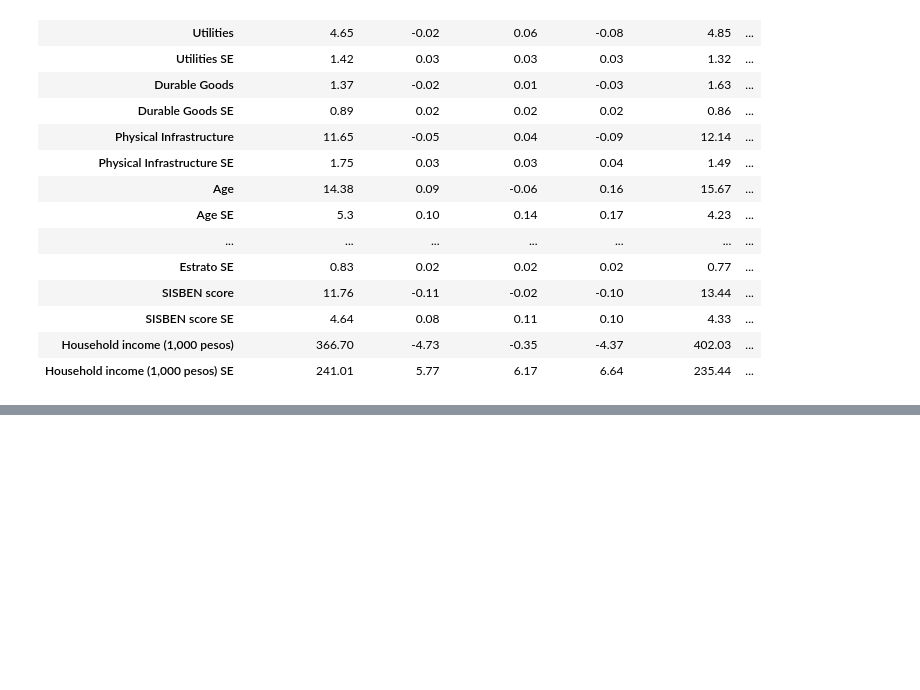
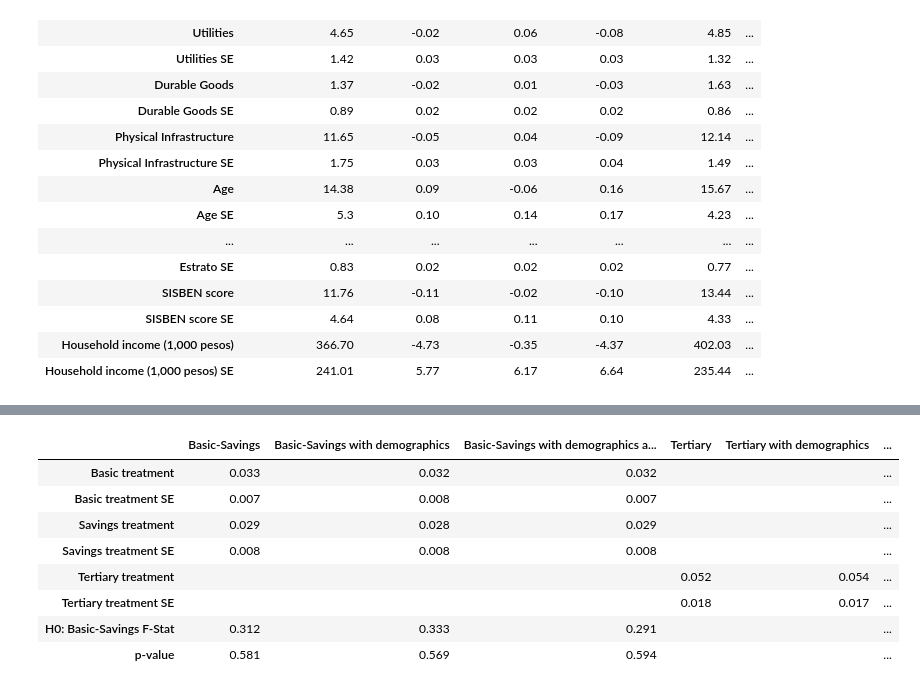
Before and after one commit to juwilhel/Replication-of-Barrera-Osorio-Felipe-Marianne-Bertrand-Leigh-L.-Linden-and-Francisco-Perez-Calle, a Jupyter notebook: Project.ipynb, the cells around one changed output, grey strips where cells are left out. Saved outputs shown, nothing was run; the diff lists cells and outputs as text; code cells hidden in the pictures; blank space fills up the shorter version.

```diff
--- a/Project.ipynb
+++ b/Project.ipynb
@@ -144,6 +144,7 @@ data.loc[data['T3_treat'] == 1, 'group'] = 'Tertiary'
 sample = data.drop(data[(data.suba == 1) & (data.grade < 9)].index)
 sample['s_teneviv_int'] = sample['s_teneviv'].cat.codes + 1
 sample['s_sexo_int'] = sample['s_sexo'].cat.codes
+sample['s_estcivil_int'] = sample['s_estcivil'].cat.codes +1
 sample_baselinesurvey =  sample.drop(sample[sample.bl_observed == 0].index)
 sancristobal = sample.drop(sample[sample.suba == 1].index)
 suba = sample.drop(sample[sample.suba == 0].index)
@@ -186,0 +196,94 @@ create_table2(sancristobal, suba)
+# %%
+sancristobal = sancristobal.drop(sancristobal[(sancristobal.survey_selected == 0) | (sancristobal.grade == 11)].index)
+suba = suba.drop(suba[(suba.survey_selected == 0) | (suba.grade == 11) | (suba.grade < 9)].index)
+sample = sample.drop(sample[(sample.survey_selected == 0) | (sample.grade == 11) | (sample.grade < 9)].index)
+result_sancristobal = list()
+result_sancristobal1 = list()
+result_sancristobal2 = list()
+result_sancristobal3 = list()
+result_suba = list()
+result_suba1 = list()
+result_suba2 = list()
+result_suba3 = list()
+result_both = list()
+T_Test = list()
+Control_avg_bs = list()
+Control_avg_t = list()
+y_sancristobal = sancristobal['at_msamean']
+y_suba = suba['at_msamean']
+for i in [['T1_treat','T2_treat'],['T1_treat','T2_treat','s_teneviv_int','s_utilities','s_durables','s_infraest_hh','s_age_sorteo','s_age_sorteo2','s_years_back','s_sexo_int','s_estcivil_int','s_single','s_edadhead','s_yrshead','s_tpersona','s_num18','s_estrato','s_puntaje','s_ingtotal','grade','suba','s_over_age'],['T1_treat','T2_treat','s_teneviv_int','s_utilities','s_durables','s_infraest_hh','s_age_sorteo','s_age_sorteo2','s_years_back','s_sexo_int','s_estcivil_int','s_single','s_edadhead','s_yrshead','s_tpersona','s_num18','s_estrato','s_puntaje','s_ingtotal','grade','suba','s_over_age','school_code']]:
+    x_sancristobal = sancristobal[i]
+    x_sancristobal = sm_api.add_constant(x_sancristobal)
+    reg_sancristobal = sm_api.OLS(y_sancristobal, x_sancristobal).fit(cov_type='cluster', cov_kwds={'groups': sancristobal['school_code']})
+    result_sancristobal.append(round(reg_sancristobal.params[1], 3))
+    result_sancristobal.append(round(reg_sancristobal.bse[1], 3))
+    result_sancristobal.append(round(reg_sancristobal.params[2], 3))
+    result_sancristobal.append(round(reg_sancristobal.bse[2], 3))
+    result_sancristobal.append(round(reg_sancristobal.f_test('T1_treat=T2_treat').fvalue[0][0], 3))
+    result_sancristobal.append(round(float(reg_sancristobal.f_test('T1_treat=T2_treat').pvalue), 3))
+result_sancristobal1.append(result_sancristobal[0:6])
+result_sancristobal2.append(result_sancristobal[6:12])
+result_sancristobal3.append(result_sancristobal[12:])
+result_sancristobal1[0].insert(4, '')
+result_sancristobal2[0].insert(4, '')
+result_sancristobal3[0].insert(4, '')
+result_sancristobal1[0].insert(5, '')
+result_sancristobal2[0].insert(5, '')
+result_sancristobal3[0].insert(5, '')
+for i in [['T3_treat'],['T3_treat','s_teneviv_int','s_utilities','s_durables','s_infraest_hh','s_age_sorteo','s_age_sorteo2','s_years_back','s_sexo_int','s_estcivil_int','s_single','s_edadhead','s_yrshead','s_tpersona','s_num18','s_estrato','s_puntaje','s_ingtotal','grade','suba','s_over_age'],['T3_treat','s_teneviv_int','s_utilities','s_durables','s_infraest_hh','s_age_sorteo','s_age_sorteo2','s_years_back','s_sexo_int','s_estcivil_int','s_single','s_edadhead','s_yrshead','s_tpersona','s_num18','s_estrato','s_puntaje','s_ingtotal','grade','suba','s_over_age','school_code']]:
+    x_suba = suba[i]
+    x_suba = sm_api.add_constant(x_suba, has_constant='add')
+    reg_suba = sm_api.OLS(y_suba, x_suba).fit(cov_type='cluster', cov_kwds={'groups': suba['school_code']})
+    result_suba.append(round(reg_suba.params[1], 3))
+    result_suba.append(round(reg_suba.bse[1], 3))
+result_suba1.append(result_suba[0:2])
+result_suba2.append(result_suba[2:4])
+result_suba3.append(result_suba[4:])
+result_suba1[0].insert(0, '')
+result_suba1[0].insert(0, '')
+result_suba1[0].insert(0, '')
+result_suba1[0].insert(0, '')
+result_suba2[0].insert(0, '')
+result_suba2[0].insert(0, '')
+result_suba2[0].insert(0, '')
+result_suba2[0].insert(0, '')
+result_suba3[0].insert(0, '')
+result_suba3[0].insert(0, '')
+result_suba3[0].insert(0, '')
+result_suba3[0].insert(0, '')
+result_suba1[0].append('')
+result_suba2[0].append('')
+result_suba3[0].append('')
+result_suba1[0].append('')
+result_suba2[0].append('')
+result_suba3[0].append('')
+y_both = sample['at_msamean']
+x_both = sample[['T1_treat','T2_treat','T3_treat','s_teneviv_int','s_utilities','s_durables','s_infraest_hh','s_age_sorteo','s_age_sorteo2','s_years_back','s_sexo_int','s_estcivil_int','s_single','s_edadhead','s_yrshead','s_tpersona','s_num18','s_estrato','s_puntaje','s_ingtotal','grade','suba','s_over_age','school_code']]
+x_both = sm_api.add_constant(x_both, has_constant='add')
+reg_both = sm_api.OLS(y_both, x_both).fit(cov_type='cluster', cov_kwds={'groups': sample['school_code']})
+result_both.append(round(reg_both.params[1], 3))
+result_both.append(round(reg_both.bse[1], 3))
+result_both.append(round(reg_both.params[2], 3))
+result_both.append(round(reg_both.bse[2], 3))
+result_both.append(round(reg_both.params[3], 3))
+result_both.append(round(reg_both.bse[3], 3))
+result_both.append(round(reg_both.f_test('T1_treat=T2_treat').fvalue[0][0], 3))
+result_both.append(round(float(reg_both.f_test('T1_treat=T2_treat').pvalue), 3))
+table3 = pd.DataFrame({'Basic-Savings': result_sancristobal1[0]}, index=['Basic treatment','Basic treatment SE','Savings treatment','Savings treatment SE','Tertiary treatment','Tertiary treatment SE','H0: Basic-Savings F-Stat','p-value'])
+table3['Basic-Savings with demographics'] = result_sancristobal2[0]
+table3['Basic-Savings with demographics and school fixed effects'] = result_sancristobal3[0]
+table3['Tertiary'] = result_suba1[0]
+table3['Tertiary with demographics'] = result_suba2[0]
+table3['Tertiary with demographics and school fixed effects'] = result_suba3[0]
+table3['Both'] = result_both
+table3
+# %% [output]
+|  | Basic-Savings | Basic-Savings with demographics | Basic-Savings with demographics a... | Tertiary | Tertiary with demographics | ... |
+| Basic treatment | 0.033 | 0.032 | 0.032 |  |  | ... |
+| Basic treatment SE | 0.007 | 0.008 | 0.007 |  |  | ... |
+| Savings treatment | 0.029 | 0.028 | 0.029 |  |  | ... |
+| Savings treatment SE | 0.008 | 0.008 | 0.008 |  |  | ... |
+| Tertiary treatment |  |  |  | 0.052 | 0.054 | ... |
+| Tertiary treatment SE |  |  |  | 0.018 | 0.017 | ... |
+| H0: Basic-Savings F-Stat | 0.312 | 0.333 | 0.291 |  |  | ... |
+| p-value | 0.581 | 0.569 | 0.594 |  |  | ... |
```
Also changed, not shown: parts of 6 cells of this notebook.
